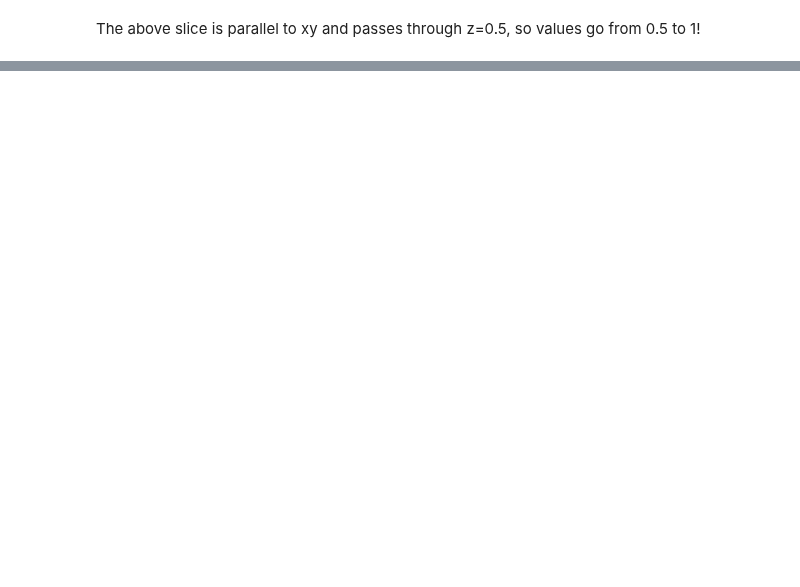
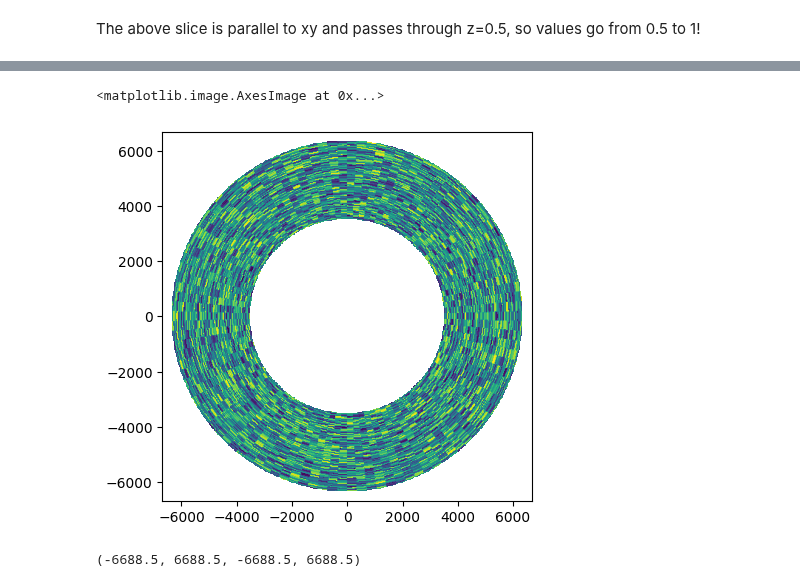
Before and after one commit to chrishavlin/yt_scratch, a Jupyter notebook: notebooks/dev/spherical_geom_with_cutting_planes.ipynb, the cells around one changed output, grey strips where cells are left out. Cells and saved outputs as stored; diff of their text form; code cells hidden in the pictures; blank space fills up the shorter version.

```diff
--- a/notebooks/dev/spherical_geom_with_cutting_planes.ipynb
+++ b/notebooks/dev/spherical_geom_with_cutting_planes.ipynb
@@ -79 +90,30 @@ yt : [INFO     ] 2024-02-16 14:45:05,015 Making a fixed resolution buffer of (('
 <yt.visualization.plot_window.AxisAlignedSlicePlot at 0x...>
+# %%
+import yt
+import matplotlib.pyplot as plt
+import numpy as np
+
+r_max = 6370. # earth's surface
+r_min = 3480. # core-mantle boundary
+
+bbox = np.array([[r_min, r_max],
+                 [0, np.pi],
+                 [0, 2*np.pi]])
+
+data_shp = (100, 80, 110)
+data = {'dens': np.random.random(data_shp)}
+ds = yt.load_uniform_grid(data,
+                          data_shp,
+                          bbox=bbox,
+                          geometry='spherical',
+                          length_unit='km')
+
+normal = np.array([0., 0., 1.0])
+plane_center = np.array([0.0, 0.0, 0.0])
+slc = ds.cutting_mixed(normal, plane_center)
+frb = slc.to_frb(6370*2.1, (500,500))
+bvals = frb[("stream", "dens")]
+mask = frb.get_mask(("stream", "dens"))
+bvals[~mask] = np.nan
+plt.imshow(bvals, origin='lower', extent=frb.bounds)
+# %% [output]
@@ -79,0 +126,6 @@ yt : [INFO     ] 2024-02-16 14:45:05,015 Making a fixed resolution buffer of (('
+<matplotlib.image.AxesImage at 0x...>
+[figure, added]
+# %%
+frb.bounds
+# %% [output]
+(-6688.5, 6688.5, -6688.5, 6688.5)
```
Also changed, not shown: parts of 16 cells of this notebook.
